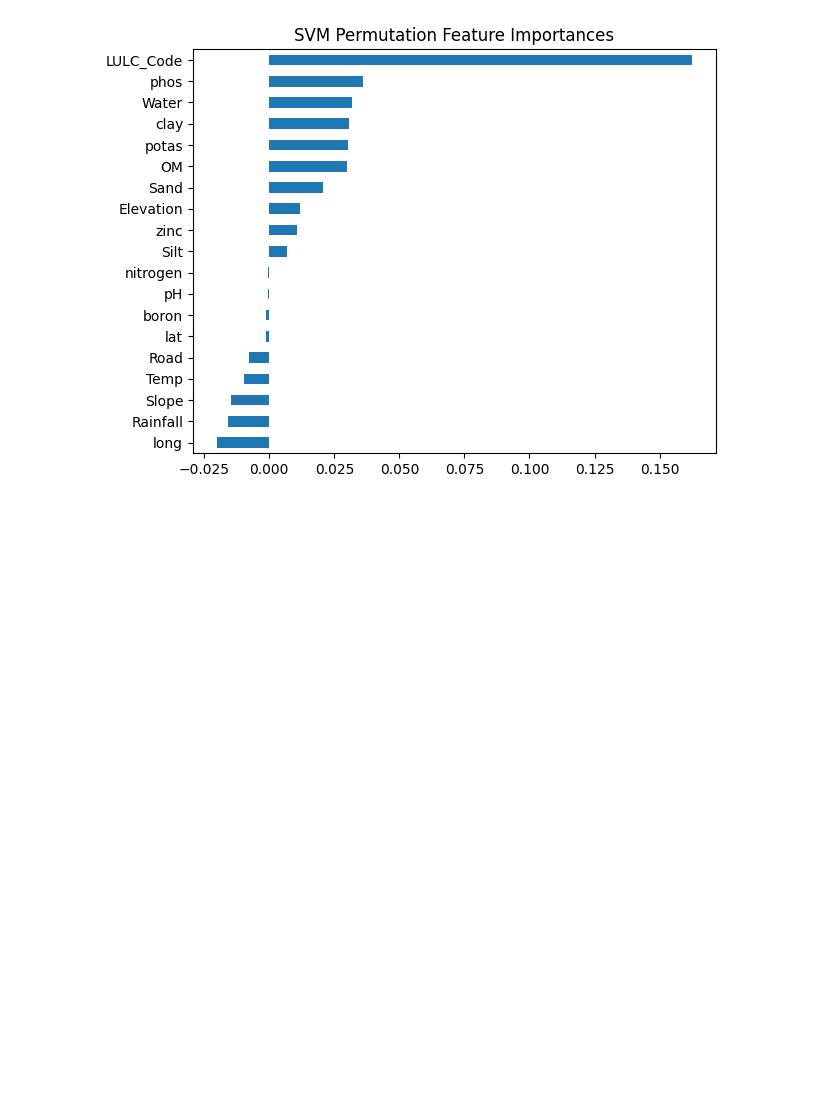
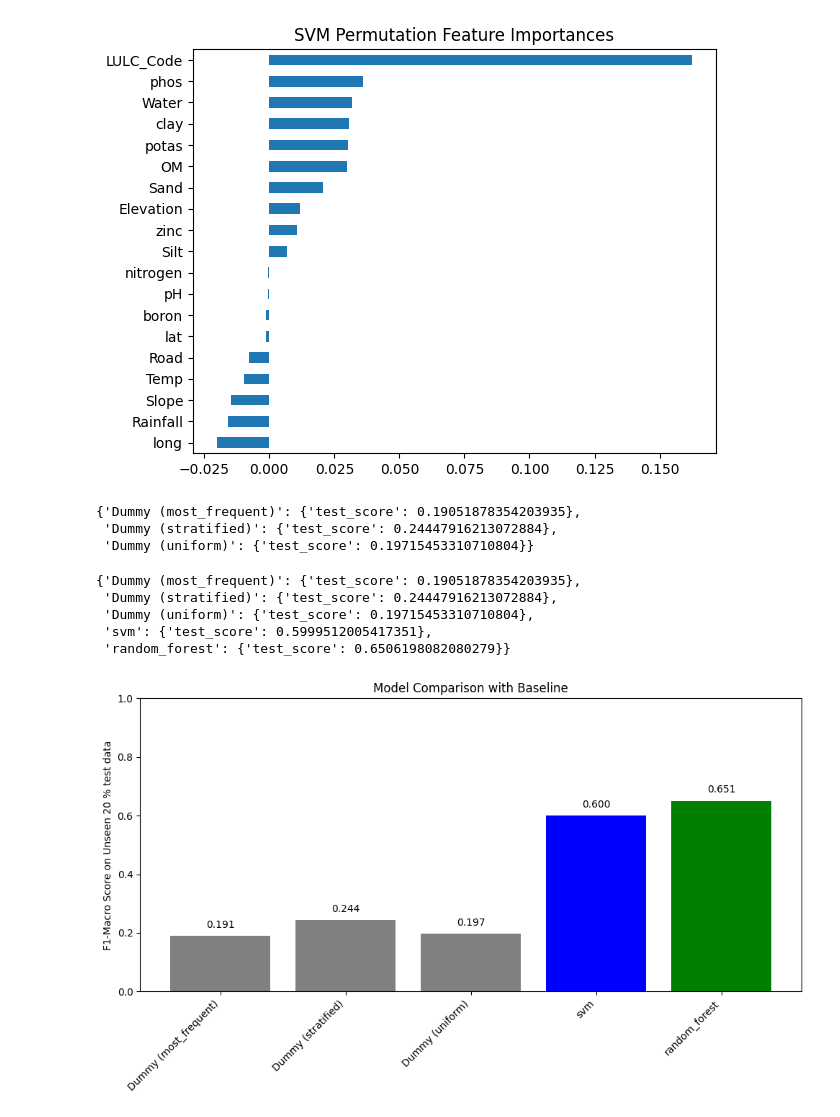
Before and after one commit to kshitijrajsharma/yth, a Jupyter notebook: notebooks/train_level_1.ipynb, the cells around one changed output. Saved outputs shown, nothing was run; the diff lists cells and outputs as text; code cells hidden in the pictures; blank space fills up the shorter version.

```diff
--- a/notebooks/train.ipynb
+++ b/notebooks/train_level_1.ipynb
@@ -188,7 +171,7 @@ svm_param_grid = {
 svm_clf = SVC(random_state=5)
 
 
-svm_model, svm_best_params = train_classifier(
+svm_model, svm_best_params, svm_test_score = train_classifier(
     svm_clf,
     svm_param_grid,
     X_train, y_train,
@@ -215,3 +198,51 @@ moderate_suitability       0.50      0.05      0.09        21
         weighted avg       0.82      0.84      0.82       692
 [figure]
 [figure]
+# %%
+from sklearn.dummy import DummyClassifier
+
+def get_dummy_f1_scores(X_train, y_train, X_test, y_test, random_state=5):
+    results = {}
+    for strategy in ['most_frequent', 'stratified', 'uniform']:
+        dummy = DummyClassifier(strategy=strategy, random_state=random_state)
+        dummy.fit(X_train, y_train)
+        y_pred = dummy.predict(X_test)
+        score = f1_score(y_test, y_pred, average='macro')
+        results[f'Dummy ({strategy})'] = {
+            'test_score': score
+        }
+    return results
+# %%
+dummy_results = get_dummy_f1_scores(X_train, y_train, X_test, y_test)
+# %%
+dummy_results
+# %% [output]
+{'Dummy (most_frequent)': {'test_score': 0.19051878354203935},
+ 'Dummy (stratified)': {'test_score': 0.24447916213072884},
+ 'Dummy (uniform)': {'test_score': 0.19715453310710804}}
+# %%
+dummy_results['svm']= {'test_score': svm_test_score}
+dummy_results['random_forest'] = {'test_score': rf_test_score}
+# %%
+dummy_results
+# %% [output]
+{'Dummy (most_frequent)': {'test_score': 0.19051878354203935},
+ 'Dummy (stratified)': {'test_score': 0.24447916213072884},
+ 'Dummy (uniform)': {'test_score': 0.19715453310710804},
+ 'svm': {'test_score': 0.5999512005417351},
+ 'random_forest': {'test_score': 0.6506198082080279}}
+# %%
+scores = {k: v['test_score'] for k, v in dummy_results.items()}
+
+fig, ax = plt.subplots(figsize=(10, 6))
+bars = ax.bar(scores.keys(), scores.values(), color=['gray', 'gray', 'gray', 'blue', 'green'])
+ax.set_ylabel('F1-Macro Score on Unseen 20 % test data')
+ax.set_title('Model Comparison with Baseline')
+ax.set_ylim([0, 1])
+plt.xticks(rotation=45, ha='right')
+for i, (name, score) in enumerate(scores.items()):
+    ax.text(i, score + 0.02, f'{score:.3f}', ha='center', va='bottom')
+plt.tight_layout()
+plt.show()
+# %% [output]
+[figure, added]
```
Also changed, not shown: parts of 2 cells of this notebook, 1 other file.
